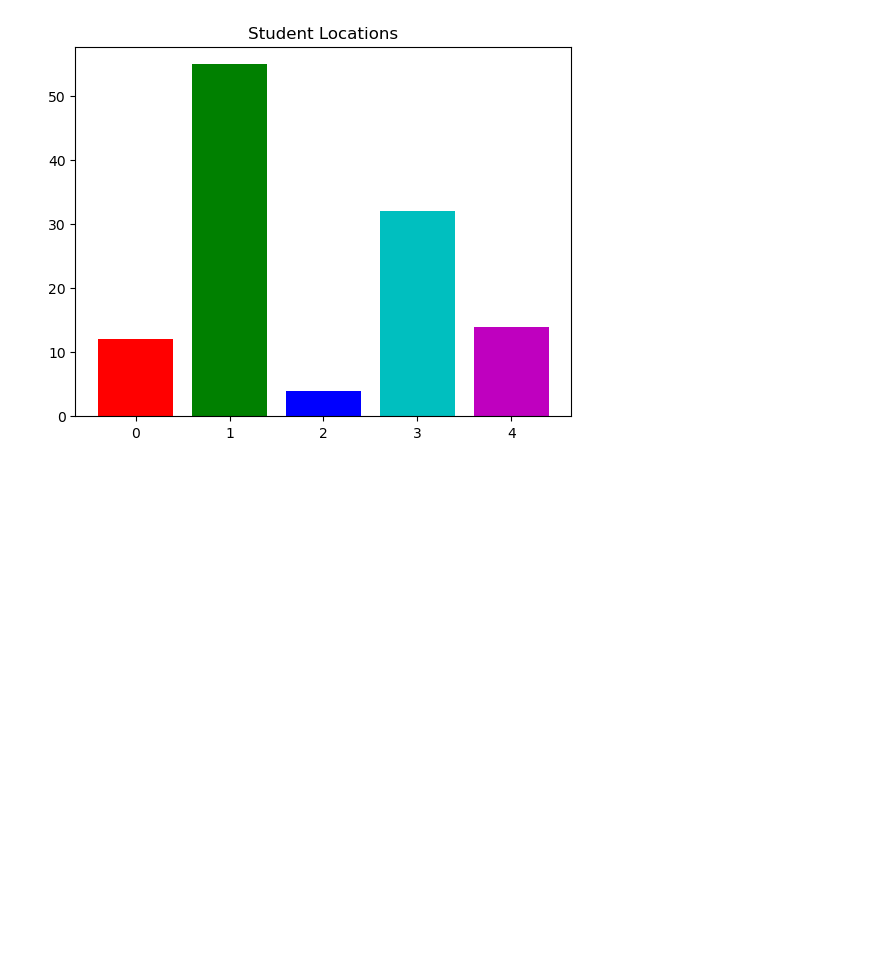
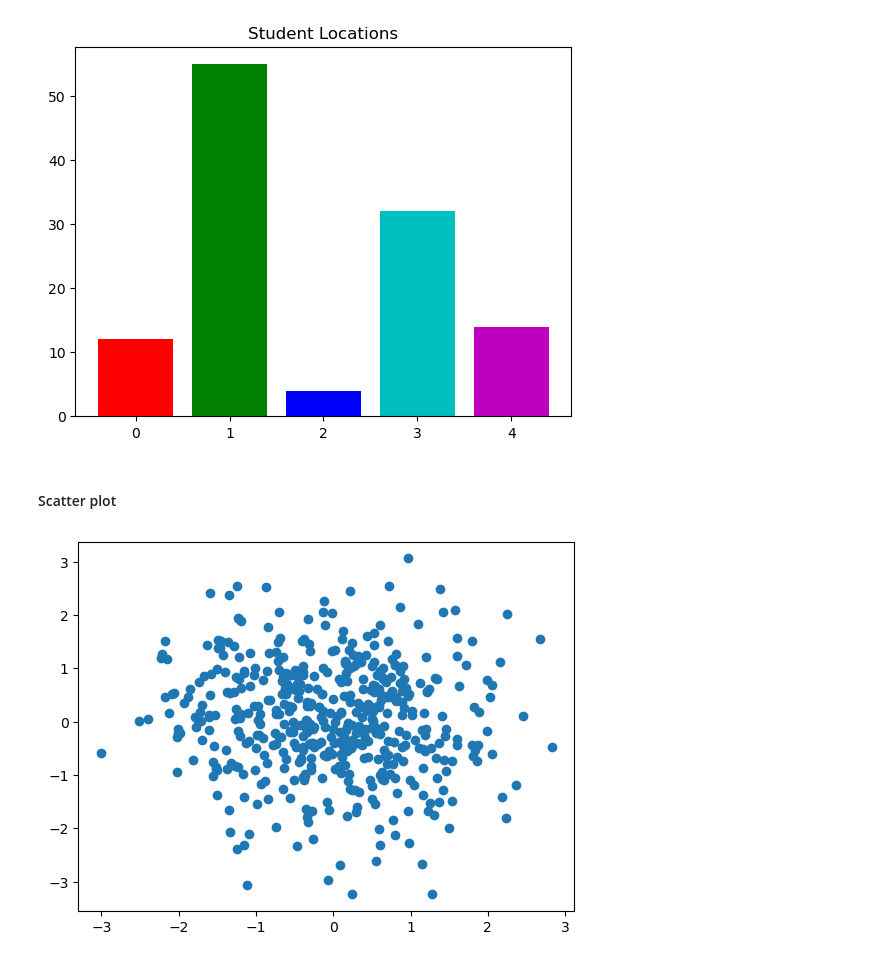
Before and after one commit to f-ssemwanga/ml_datascience_generative_AI, a Jupyter notebook: matplotLibBasics.ipynb, the cells around one changed output. Saved outputs shown, nothing was run; the diff lists cells and outputs as text; code cells hidden in the pictures; blank space fills up the shorter version.

Commit message:
plotting histogram and scatter plots

```diff
--- a/matplotLibBasics.ipynb
+++ b/matplotLibBasics.ipynb
@@ -161,3 +161,13 @@ plt.title('Student Locations')
 plt.show()
 # %% [output]
 [figure]
+# %% [markdown]
+#### Scatter plot
+# %%
+from numpy import random
+X = random.randn(500)
+Y = random.randn(500)
+plt.scatter(X,Y)
+plt.show()
+# %% [output]
+[figure, added]
```
Also changed, not shown: parts of 2 cells of this notebook.
